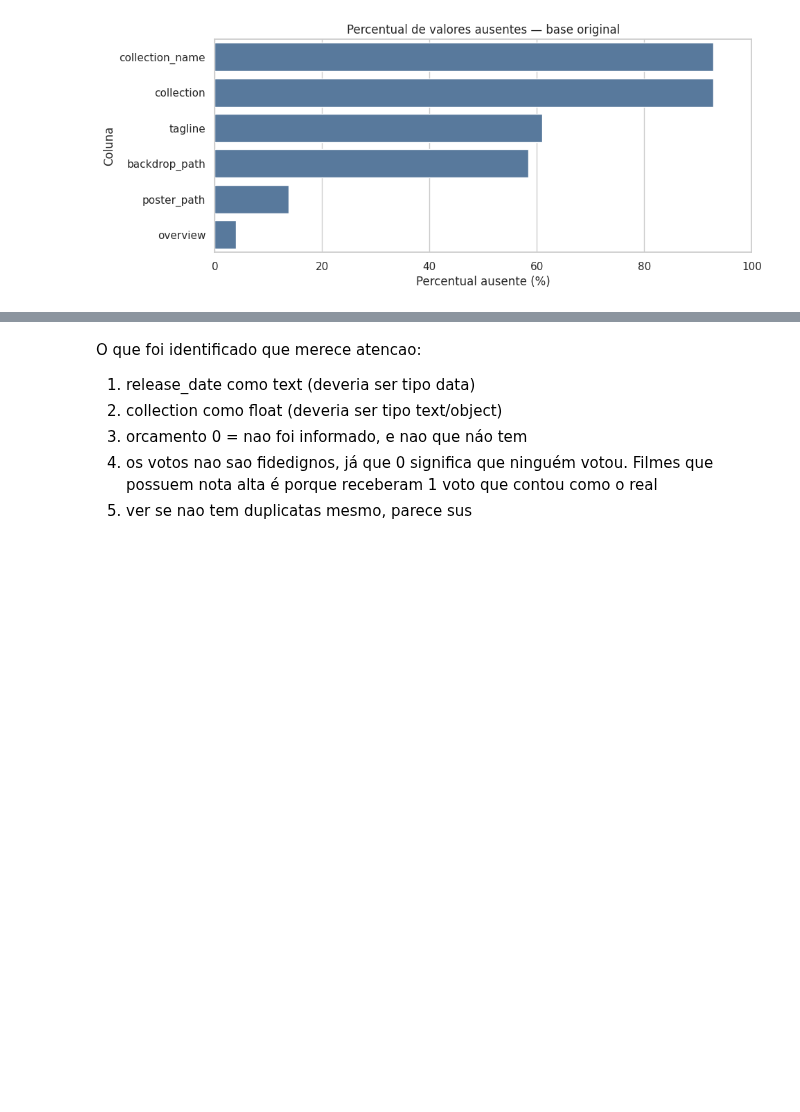
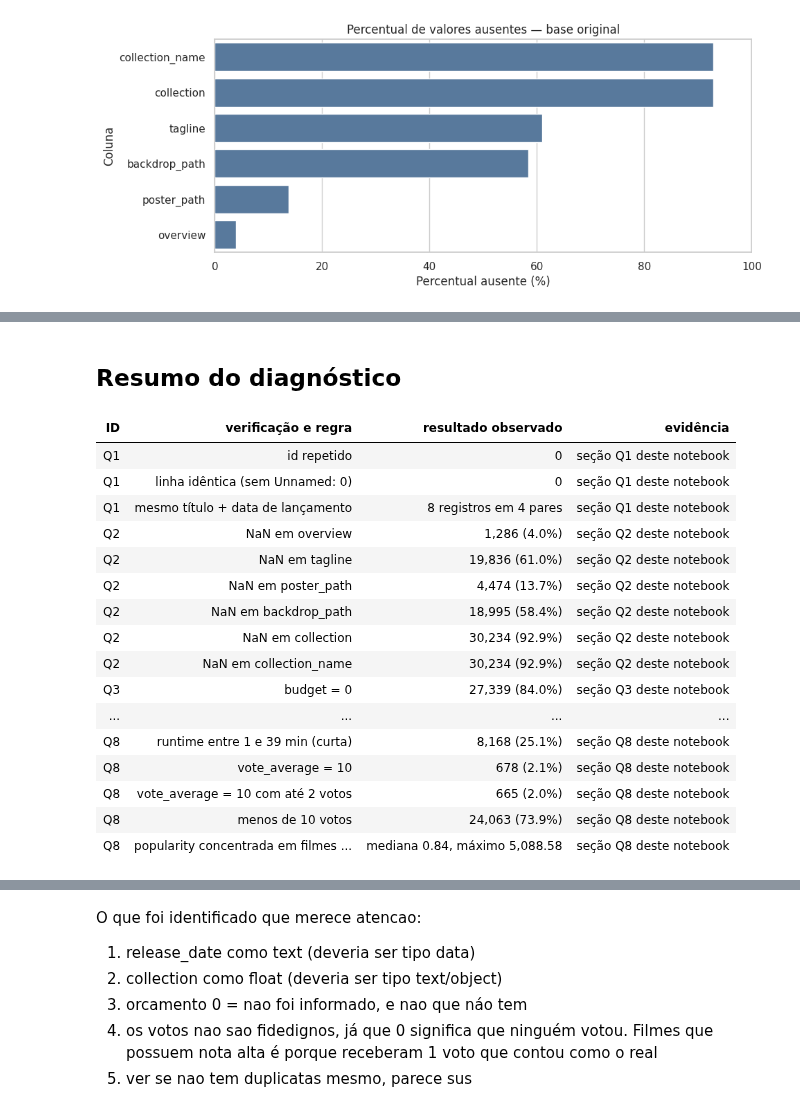
Before and after one commit to Mateuscruz19/HorrorMoviesData, a Jupyter notebook: HorrorMovieAnalysis.ipynb, the cells around one changed output, grey strips where cells are left out. Drawn from its saved outputs; the diff is of its cells as text; code cells hidden in the pictures; blank space fills up the shorter version.

```diff
--- a/HorrorMovieAnalysis.ipynb
+++ b/HorrorMovieAnalysis.ipynb
@@ -231,0 +240,18 @@ Verificar e não poder confirmar um problema também é um resultado válido.
+# %%
+# A base foi publicada no TidyTuesday em 01/11/2022; datas depois disso ainda não tinham acontecido na coleta
+DATA_COLETA = pd.Timestamp("2022-11-01")
+TOTAL = len(df_original)
+
+datas = pd.to_datetime(df_original["release_date"], format="%Y-%m-%d", errors="coerce")
+generos = df_original["genre_names"].str.split(", ")
+
+# Guarda o resultado de cada verificação para o resumo no final da seção
+diagnostico = {}
+
+def registrar(qid, verificacao, resultado):
+    diagnostico[(qid, verificacao)] = resultado
+
+def pct(n):
+    return f"{n:,} ({n / TOTAL:.1%})"
+
+print("✓ Variáveis auxiliares prontas.")
@@ -231,0 +779,26 @@ Verificar e não poder confirmar um problema também é um resultado válido.
+# %% [markdown]
+## Resumo do diagnóstico
+# %%
+resumo_qualidade = pd.DataFrame(
+    [{"ID": qid, "verificação e regra": verificacao, "resultado observado": resultado, "evidência": f"seção {qid} deste notebook"}
+     for (qid, verificacao), resultado in diagnostico.items()]
+)
+display(resumo_qualidade.style.hide(axis="index"))
+# %% [output]
+| ID | verificação e regra | resultado observado | evidência |
+| Q1 | id repetido | 0 | seção Q1 deste notebook |
+| Q1 | linha idêntica (sem Unnamed: 0) | 0 | seção Q1 deste notebook |
+| Q1 | mesmo título + data de lançamento | 8 registros em 4 pares | seção Q1 deste notebook |
+| Q2 | NaN em overview | 1,286 (4.0%) | seção Q2 deste notebook |
+| Q2 | NaN em tagline | 19,836 (61.0%) | seção Q2 deste notebook |
+| Q2 | NaN em poster_path | 4,474 (13.7%) | seção Q2 deste notebook |
+| Q2 | NaN em backdrop_path | 18,995 (58.4%) | seção Q2 deste notebook |
+| Q2 | NaN em collection | 30,234 (92.9%) | seção Q2 deste notebook |
+| Q2 | NaN em collection_name | 30,234 (92.9%) | seção Q2 deste notebook |
+| Q3 | budget = 0 | 27,339 (84.0%) | seção Q3 deste notebook |
+| ... | ... | ... | ... |
+| Q8 | runtime entre 1 e 39 min (curta) | 8,168 (25.1%) | seção Q8 deste notebook |
+| Q8 | vote_average = 10 | 678 (2.1%) | seção Q8 deste notebook |
+| Q8 | vote_average = 10 com até 2 votos | 665 (2.0%) | seção Q8 deste notebook |
+| Q8 | menos de 10 votos | 24,063 (73.9%) | seção Q8 deste notebook |
+| Q8 | popularity concentrada em filmes ... | mediana 0.84, máximo 5,088.58 | seção Q8 deste notebook |
```
Also changed, not shown: parts of 30 cells of this notebook.
